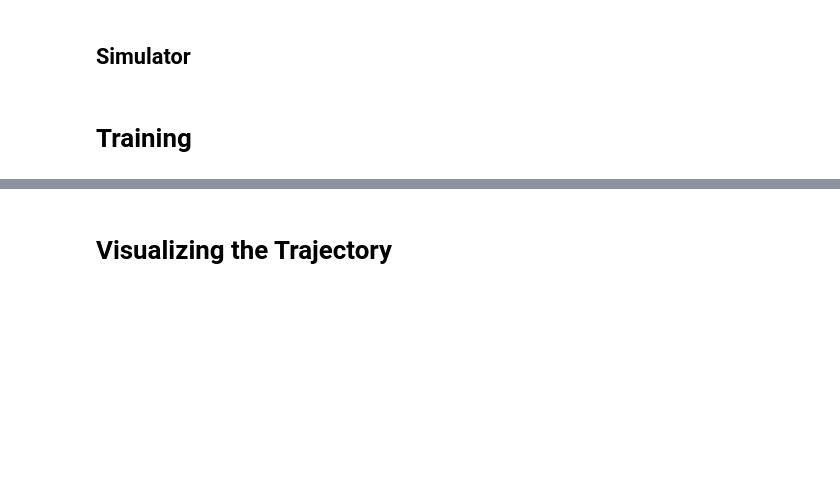
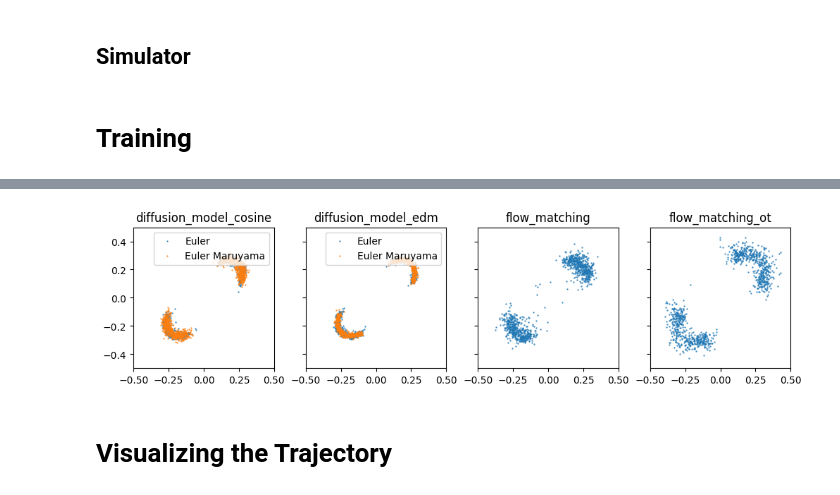
Before and after one commit to vepe99/diffusion-experiments, a Jupyter notebook: Visualising Score & Schedules.ipynb, the cells around one changed output, grey strips where cells are left out. Drawn from its saved outputs; the diff is of its cells as text; code cells hidden in the pictures; blank space fills up the shorter version.

Commit message:
visualising score & schedules

```diff
--- a/Visualising Score & Schedules.ipynb
+++ b/Visualising Score & Schedules.ipynb
@@ -47,9 +50,4 @@ epochs = 50
 # %%
 training_data = simulator.sample(num_training_batches * batch_size)
 validation_data = simulator.sample(num_validation_sets)
-# %%
-noise_schedule = ['cosine', 'edm'][1]
-diffusion_model = bf.networks.DiffusionModel(
-    noise_schedule=noise_schedule
-)
 # %%
@@ -68,19 +128,23 @@ history = diffusion_model_workflow.fit_offline(
 # %%
-%%time
-samples_s = diffusion_model_workflow.sample(num_samples=1000, method="euler_maruyama",
-                                           conditions={"x":np.array([[0.0, 0.0]], dtype=np.float32)})
-plt.scatter(samples_s["theta"][0, :, 0], samples_s["theta"][0, :, 1], alpha=0.75, s=0.5, label="euler maruyama")
-plt.gca().set_aspect("equal", adjustable="box")
-plt.xlim([-0.5, 0.5])
-plt.ylim([-0.5, 0.5])
+fig, ax = plt.subplots(ncols=len(workflows), figsize=(10, 5), layout='constrained', sharey=True, sharex=True)
+for i, (name, workflow) in enumerate(workflows.items()):
+    samples = workflow.sample(num_samples=1000, method="euler",
+                              conditions={"x":np.array([[0.0, 0.0]], dtype=np.float32)})
+    ax[i].scatter(samples["theta"][0, :, 0], samples["theta"][0, :, 1], alpha=0.75, s=0.5, label="Euler")
 
-samples = diffusion_model_workflow.sample(num_samples=1000,method="euler",
-                                          conditions={"x":np.array([[0.0, 0.0]], dtype=np.float32)})
-plt.scatter(samples["theta"][0, :, 0], samples["theta"][0, :, 1], alpha=0.75, s=0.5, label="euler")
-plt.xlim([-0.5, 0.5])
-plt.ylim([-0.5, 0.5])
-plt.legend()
+    if name.split('_')[0] == 'diffusion':
+        samples = workflow.sample(num_samples=1000, method="euler_maruyama",
+                                  conditions={"x":np.array([[0.0, 0.0]], dtype=np.float32)})
+        ax[i].scatter(samples["theta"][0, :, 0], samples["theta"][0, :, 1], alpha=0.75, s=0.5, label="Euler Maruyama")
+        ax[i].legend(loc="upper right")
+
+    ax[i].set_title(name)
+    ax[i].set_aspect('equal')
+ax[-1].set_xlim([-0.5, 0.5])
+ax[-1].set_ylim([-0.5, 0.5])
 plt.show()
+# %% [output]
+[figure, added]
 # %% [markdown]
 # Visualizing the Trajectory
 # %%
```
Also changed, not shown: parts of 20 cells of this notebook, 1 other file.
